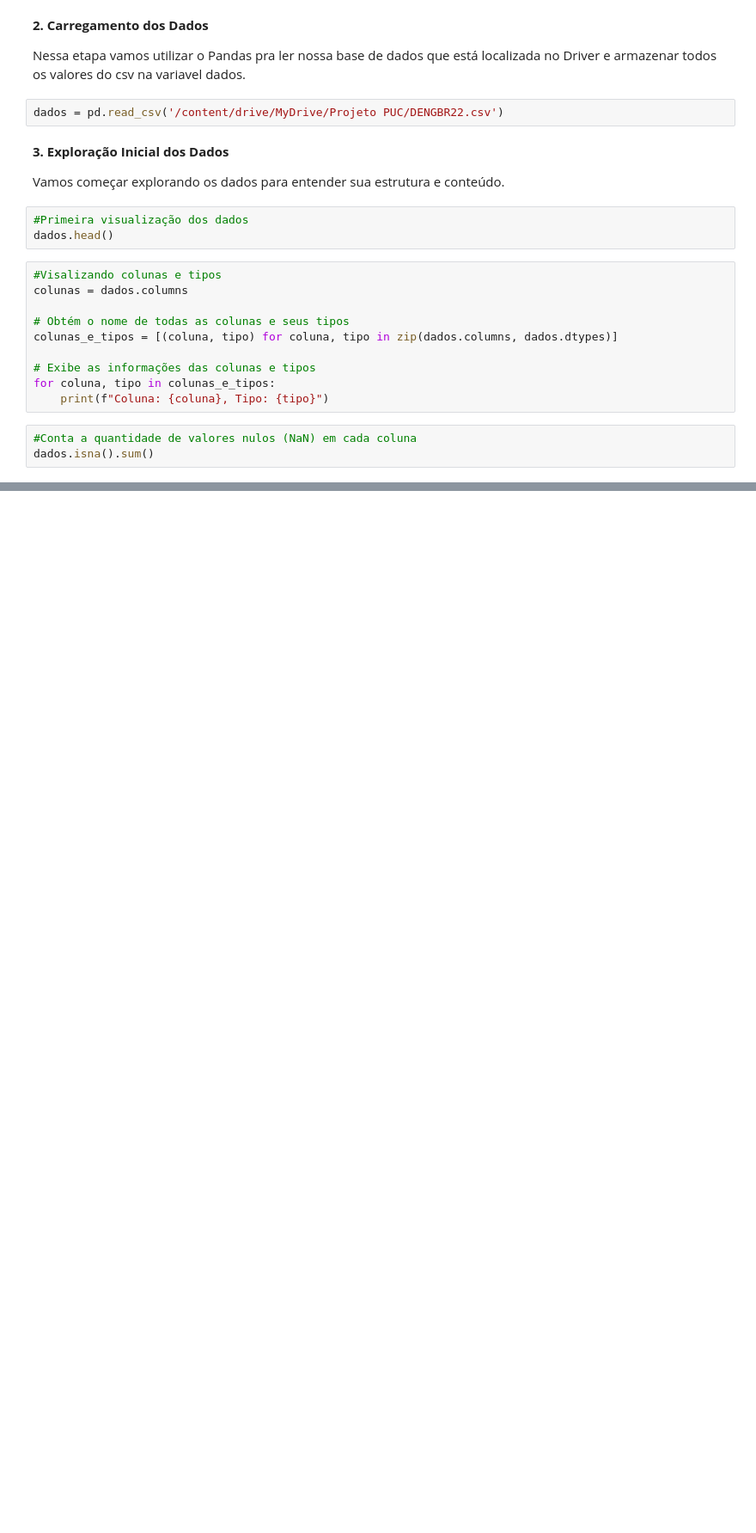
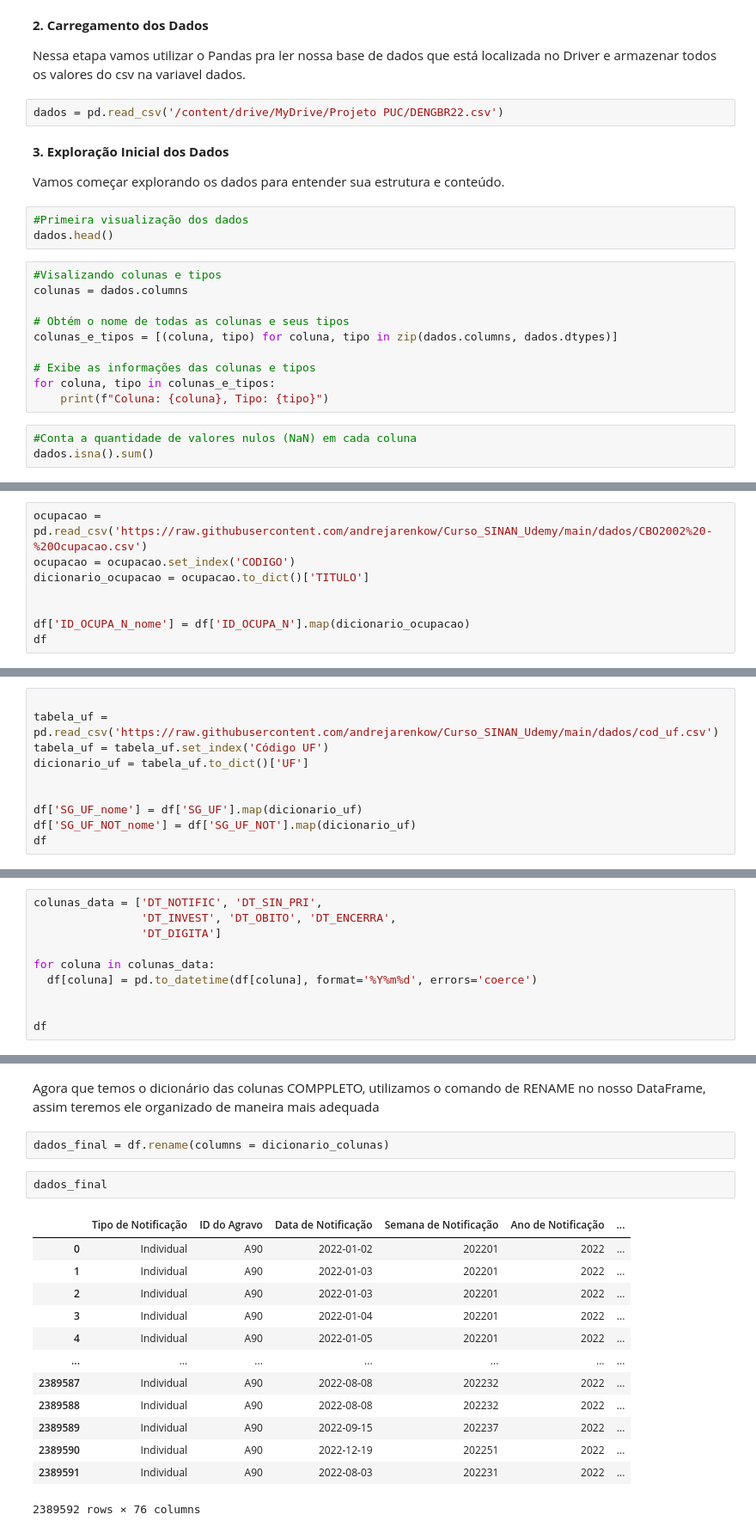
Before and after one commit to IgorNascimentoDEV/1-Projeto-Dengue-2022, a Jupyter notebook: projeto_PUC.ipynb, the cells around one changed output, grey strips where cells are left out. Shown at 86% size. Drawn from its saved outputs; the diff is of its cells as text; blank space fills up the shorter version.

```diff
--- a/projeto_PUC.ipynb
+++ b/projeto_PUC.ipynb
@@ -72,0 +204,8 @@ MIGRADO_W
+# %%
+ocupacao = pd.read_csv('https://raw.githubusercontent.com/andrejarenkow/Curso_SINAN_Udemy/main/dados/CBO2002%20-%20Ocupacao.csv')
+ocupacao = ocupacao.set_index('CODIGO')
+dicionario_ocupacao = ocupacao.to_dict()['TITULO']
+
+
+df['ID_OCUPA_N_nome'] = df['ID_OCUPA_N'].map(dicionario_ocupacao)
+df
@@ -72,0 +214,10 @@ MIGRADO_W
+# %%
+
+tabela_uf = pd.read_csv('https://raw.githubusercontent.com/andrejarenkow/Curso_SINAN_Udemy/main/dados/cod_uf.csv')
+tabela_uf = tabela_uf.set_index('Código UF')
+dicionario_uf = tabela_uf.to_dict()['UF']
+
+
+df['SG_UF_nome'] = df['SG_UF'].map(dicionario_uf)
+df['SG_UF_NOT_nome'] = df['SG_UF_NOT'].map(dicionario_uf)
+df
@@ -72,0 +226,10 @@ MIGRADO_W
+# %%
+colunas_data = ['DT_NOTIFIC', 'DT_SIN_PRI',
+                'DT_INVEST', 'DT_OBITO', 'DT_ENCERRA',
+                'DT_DIGITA']
+
+for coluna in colunas_data:
+  df[coluna] = pd.to_datetime(df[coluna], format='%Y%m%d', errors='coerce')
+
+
+df
@@ -72,0 +342,20 @@ MIGRADO_W
+# %% [markdown]
+Agora que temos o dicionário das colunas COMPPLETO, utilizamos o comando de RENAME no nosso DataFrame, assim teremos ele organizado de maneira mais adequada
+# %%
+dados_final = df.rename(columns = dicionario_colunas)
+# %%
+dados_final
+# %% [output]
+|  | Tipo de Notificação | ID do Agravo | Data de Notificação | Semana de Notificação | Ano de Notificação | ... |
+| 0 | Individual | A90 | 2022-01-02 | 202201 | 2022 | ... |
+| 1 | Individual | A90 | 2022-01-03 | 202201 | 2022 | ... |
+| 2 | Individual | A90 | 2022-01-03 | 202201 | 2022 | ... |
+| 3 | Individual | A90 | 2022-01-04 | 202201 | 2022 | ... |
+| 4 | Individual | A90 | 2022-01-05 | 202201 | 2022 | ... |
+| ... | ... | ... | ... | ... | ... | ... |
+| 2389587 | Individual | A90 | 2022-08-08 | 202232 | 2022 | ... |
+| 2389588 | Individual | A90 | 2022-08-08 | 202232 | 2022 | ... |
+| 2389589 | Individual | A90 | 2022-09-15 | 202237 | 2022 | ... |
+| 2389590 | Individual | A90 | 2022-12-19 | 202251 | 2022 | ... |
+| 2389591 | Individual | A90 | 2022-08-03 | 202231 | 2022 | ... |
+2389592 rows × 76 columns
```
Also changed, not shown: parts of 29 cells of this notebook.
